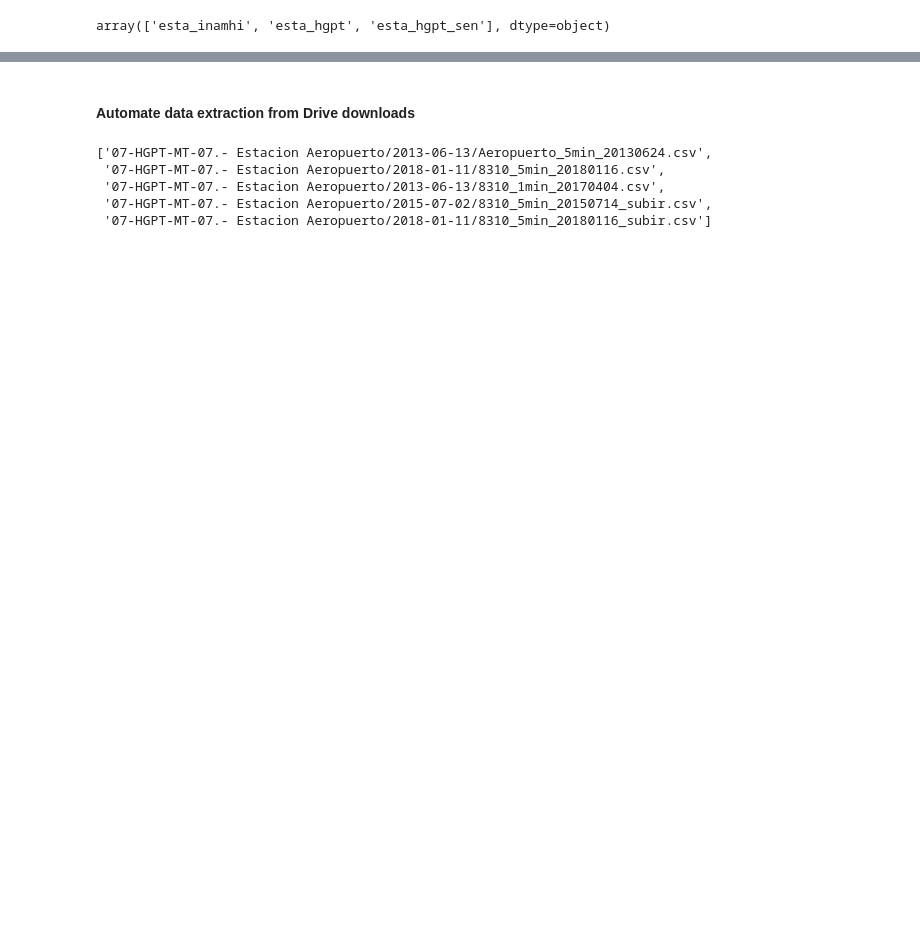
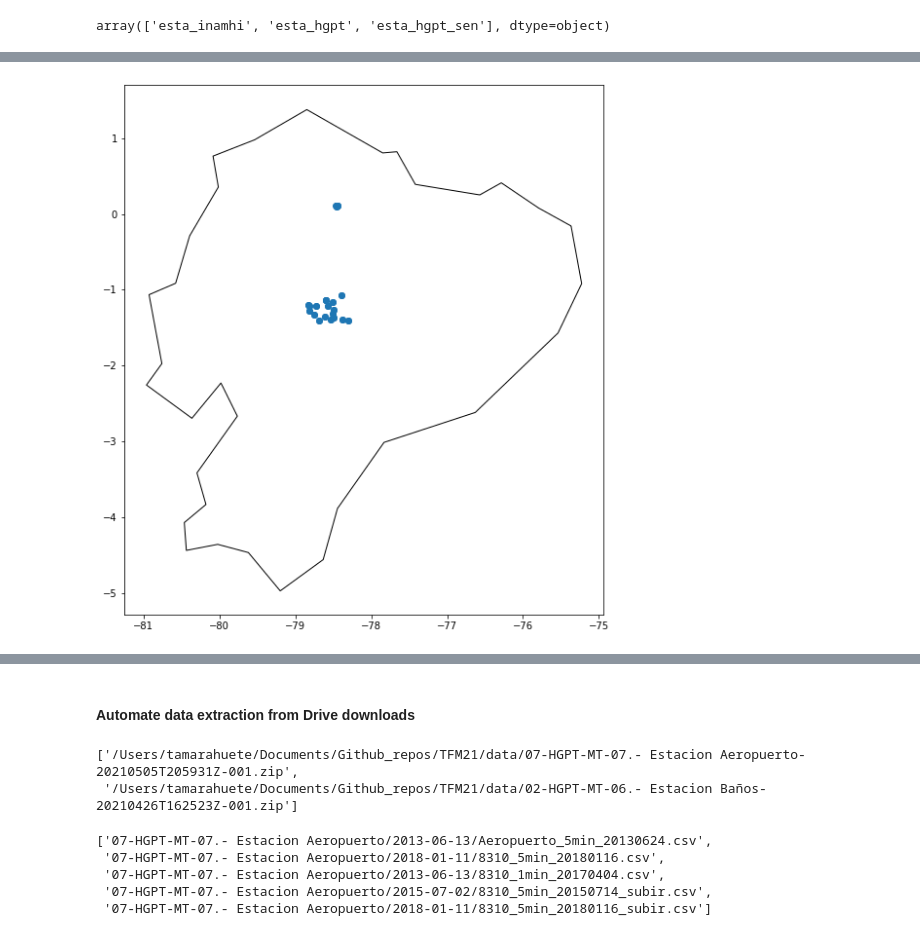
Before and after one commit to tamaramegan/frost_prediction_ml, a Jupyter notebook: Explore_data.ipynb, the cells around one changed output, grey strips where cells are left out. Drawn from its saved outputs; the diff is of its cells as text; code cells hidden in the pictures; blank space fills up the shorter version.

```diff
--- a/Explore_data.ipynb
+++ b/Explore_data.ipynb
@@ -83,14 +91,14 @@ world = gpd.read_file(gpd.datasets.get_path('naturalearth_lowres'))
 SA = world.query('name == "Ecuador"')
 gdf4326 = gdf.to_crs(world.crs)
 
-fig, ax = plt.subplots(figsize=(15,15))
+fig, ax = plt.subplots(figsize=(10,10))
 ax.set_aspect('equal')
 SA.plot(ax=ax, color='white', edgecolor='black')
 gdf4326.plot(ax=ax)
-for i in range(df.shape[0]):
-    plt.text(x=gdf4326.lon_deg[i]+0.1,y=gdf4326.lat_deg[i]+0.1,s=gdf4326.nombre[i],
-          fontdict=dict(color='black',size=10),
-          bbox=dict(facecolor='yellow',alpha=0.5))
+# for i in range(df.shape[0]):
+#     plt.text(x=gdf4326.lon_deg[i]+0.1,y=gdf4326.lat_deg[i]+0.1,s=gdf4326.nombre[i],
+#           fontdict=dict(color='black',size=10),
+#           bbox=dict(facecolor='yellow',alpha=0.5))
 
 plt.show()
 # %% [output]
@@ -99 +105,2 @@ plt.show()
+[figure, added]
 # %%
@@ -112 +119,6 @@ ziplist = glob.glob('data/*.zip')
+# %%
+ziplist
+# %% [output]
+['/Users/tamarahuete/Documents/Github_repos/TFM21/data/07-HGPT-MT-07.- Estacion Aeropuerto-20210505T205931Z-001.zip',
+ '/Users/tamarahuete/Documents/Github_repos/TFM21/data/02-HGPT-MT-06.- Estacion Baños-20210426T162523Z-001.zip']
 # %%
```
Also changed, not shown: parts of 33 cells of this notebook, 3 other files.
